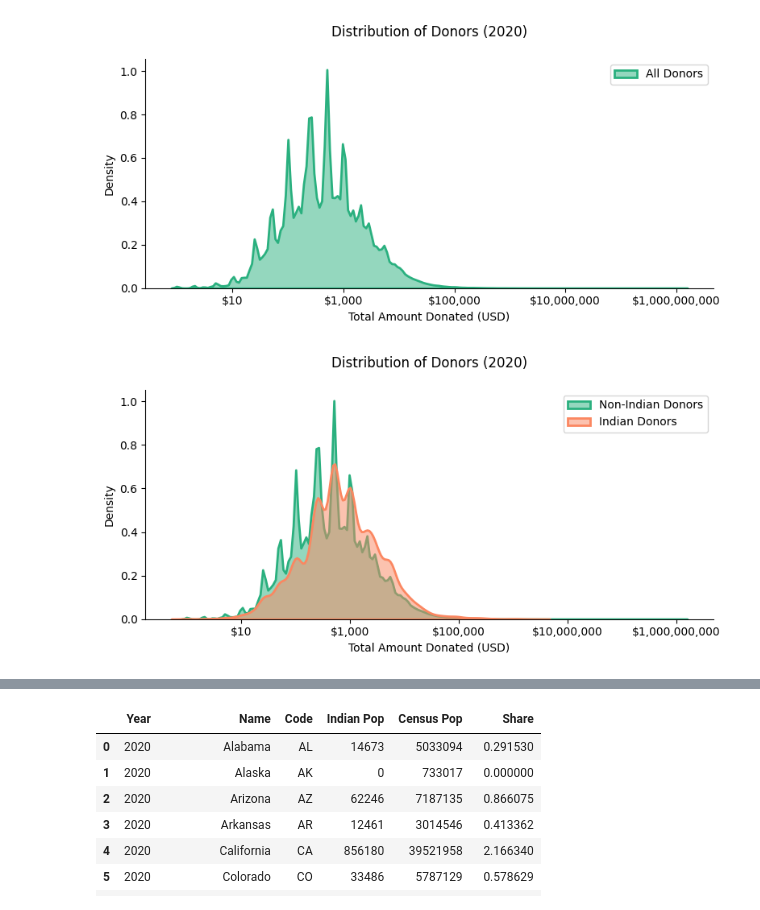
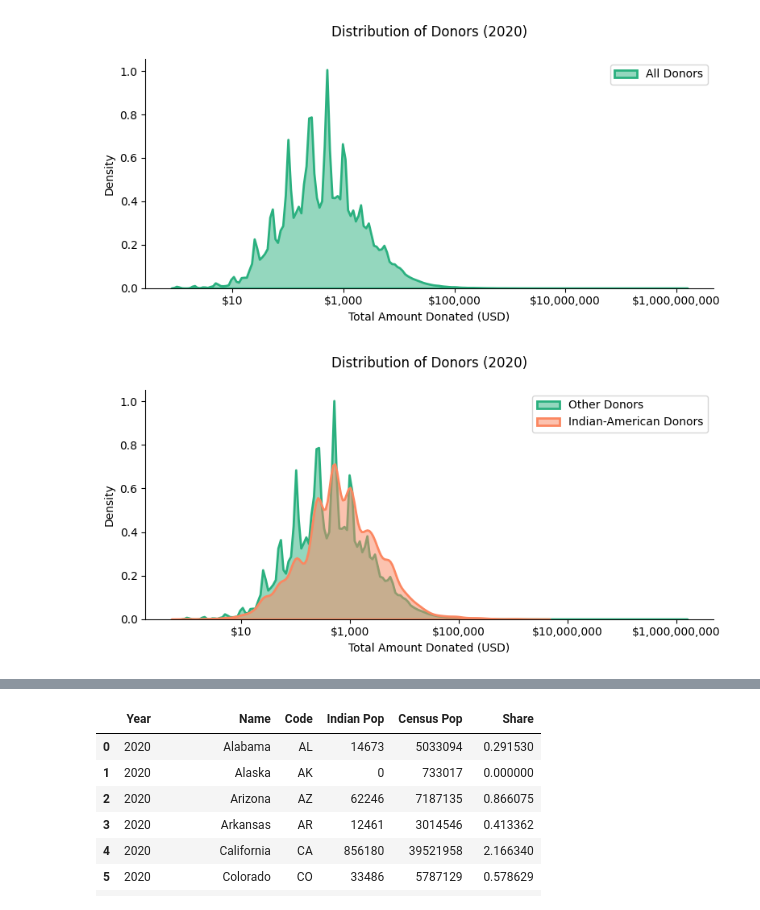
Before and after one commit to kkkarnav/indianamericancontributions, a Jupyter notebook: donors_stats.ipynb, the cells around one changed output, grey strips where cells are left out. Saved outputs shown, nothing was run; the diff lists cells and outputs as text; code cells hidden in the pictures.

```diff
--- a/donors_stats.ipynb
+++ b/donors_stats.ipynb
@@ -186,33 +210,33 @@ plt.figure(figsize=(8, 4))
 sns.kdeplot(data=donors[
     (donors['total_donated'].notna()) &
     (donors['total_donated'] > 0)
 ][donors['ethnic'] == "not"]['total_donated'],
-            label='Non-Indian Donors',
+            label='Other Donors',
             color='#2ab07f',
             fill=True,
             alpha=0.5,
             linewidth=2,
             log_scale=True)
 sns.kdeplot(data=donors[
     (donors['total_donated'].notna()) &
     (donors['total_donated'] > 0)
 ][donors['ethnic'] == "ind"]['total_donated'],
-            label='Indian Donors',
+            label='Indian-American Donors',
             color='#fb8761',
             fill=True,
             alpha=0.5,
             linewidth=2,
             log_scale=True)
 
 plt.title(f"Distribution of Donors (20{year})", pad=20)
 plt.xlabel("Total Amount Donated (USD)")
 plt.ylabel("Density")
 plt.xscale('log')
 
 plt.gca().xaxis.set_major_formatter(plt.FuncFormatter(lambda x, _: f'${x:,.0f}'))
 plt.legend()
 sns.despine()
 plt.tight_layout()
 plt.show()
 # %% [output]
-[figure, old version]
+[figure, new version]
```
Also changed, not shown: parts of 11 cells of this notebook, 4 other files.
